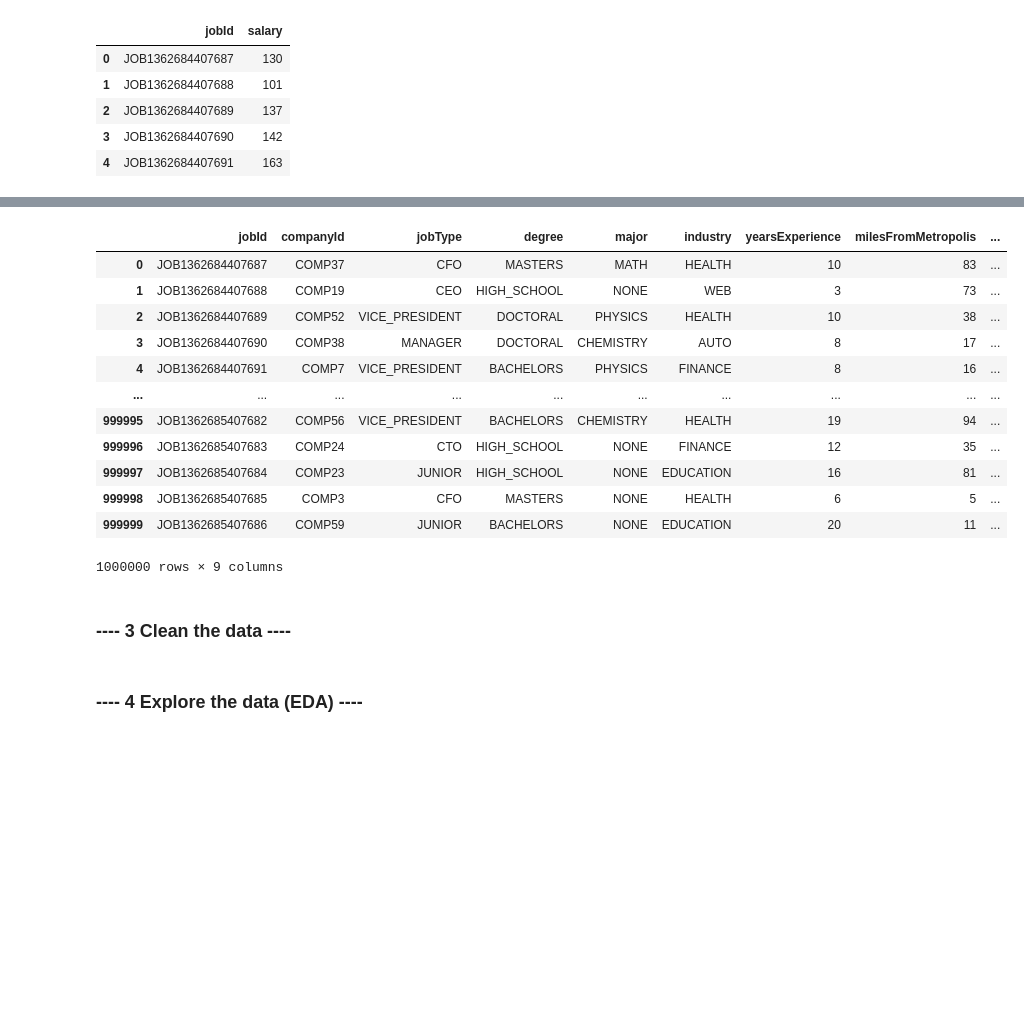
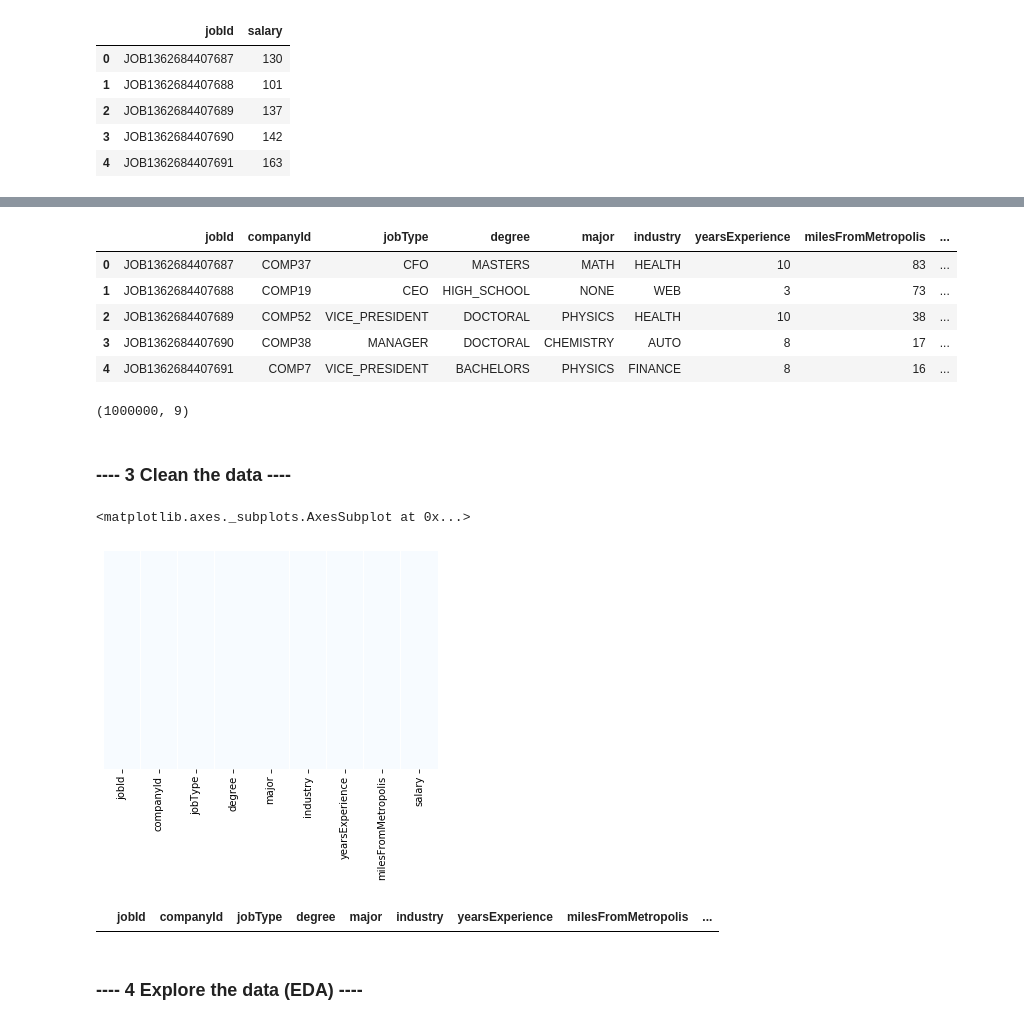
Before and after one commit to sagecodes/salary-prediction, a Jupyter notebook: salary-prediction.ipynb, the cells around one changed output, grey strips where cells are left out. Saved outputs shown, nothing was run; the diff lists cells and outputs as text; code cells hidden in the pictures; blank space fills up the shorter version.

Commit message:
check for null and duplicates

```diff
--- a/salary-prediction.ipynb
+++ b/salary-prediction.ipynb
@@ -50,24 +53,34 @@ print(salary_train_labels.shape)
 # %%
 salary_train_df = pd.merge(salary_train_features, salary_train_labels, on='jobId', how='inner')
 # %%
-salary_train_df
+salary_train_df.head()
 # %% [output]
 |  | jobId | companyId | jobType | degree | major | industry | yearsExperience | milesFromMetropolis | ... |
 | 0 | JOB1362684407687 | COMP37 | CFO | MASTERS | MATH | HEALTH | 10 | 83 | ... |
 | 1 | JOB1362684407688 | COMP19 | CEO | HIGH_SCHOOL | NONE | WEB | 3 | 73 | ... |
 | 2 | JOB1362684407689 | COMP52 | VICE_PRESIDENT | DOCTORAL | PHYSICS | HEALTH | 10 | 38 | ... |
 | 3 | JOB1362684407690 | COMP38 | MANAGER | DOCTORAL | CHEMISTRY | AUTO | 8 | 17 | ... |
 | 4 | JOB1362684407691 | COMP7 | VICE_PRESIDENT | BACHELORS | PHYSICS | FINANCE | 8 | 16 | ... |
-| ... | ... | ... | ... | ... | ... | ... | ... | ... | ... |
-| 999995 | JOB1362685407682 | COMP56 | VICE_PRESIDENT | BACHELORS | CHEMISTRY | HEALTH | 19 | 94 | ... |
-| 999996 | JOB1362685407683 | COMP24 | CTO | HIGH_SCHOOL | NONE | FINANCE | 12 | 35 | ... |
-| 999997 | JOB1362685407684 | COMP23 | JUNIOR | HIGH_SCHOOL | NONE | EDUCATION | 16 | 81 | ... |
-| 999998 | JOB1362685407685 | COMP3 | CFO | MASTERS | NONE | HEALTH | 6 | 5 | ... |
-| 999999 | JOB1362685407686 | COMP59 | JUNIOR | BACHELORS | NONE | EDUCATION | 20 | 11 | ... |
-1000000 rows × 9 columns
+# %%
+salary_train_df.shape
+# %% [output]
+(1000000, 9)
 # %% [markdown]
 ### ---- 3 Clean the data ----
 # %%
 #look for duplicate data, invalid data (e.g. salaries <=0), or corrupt data and remove it
+# %%
+# check for Nan/Null Falues
+sns.heatmap(salary_train_df.isnull(),
+            yticklabels = False,
+            cbar = False,
+            cmap = 'Blues')
+# %% [output]
+<matplotlib.axes._subplots.AxesSubplot at 0x...>
+[figure, added]
+# %%
+salary_train_df[salary_train_df.duplicated(keep=False)]
+# %% [output]
+|  | jobId | companyId | jobType | degree | major | industry | yearsExperience | milesFromMetropolis | ... |
 # %% [markdown]
 ### ---- 4 Explore the data (EDA) ----
```
Also changed, not shown: parts of 5 cells of this notebook.
